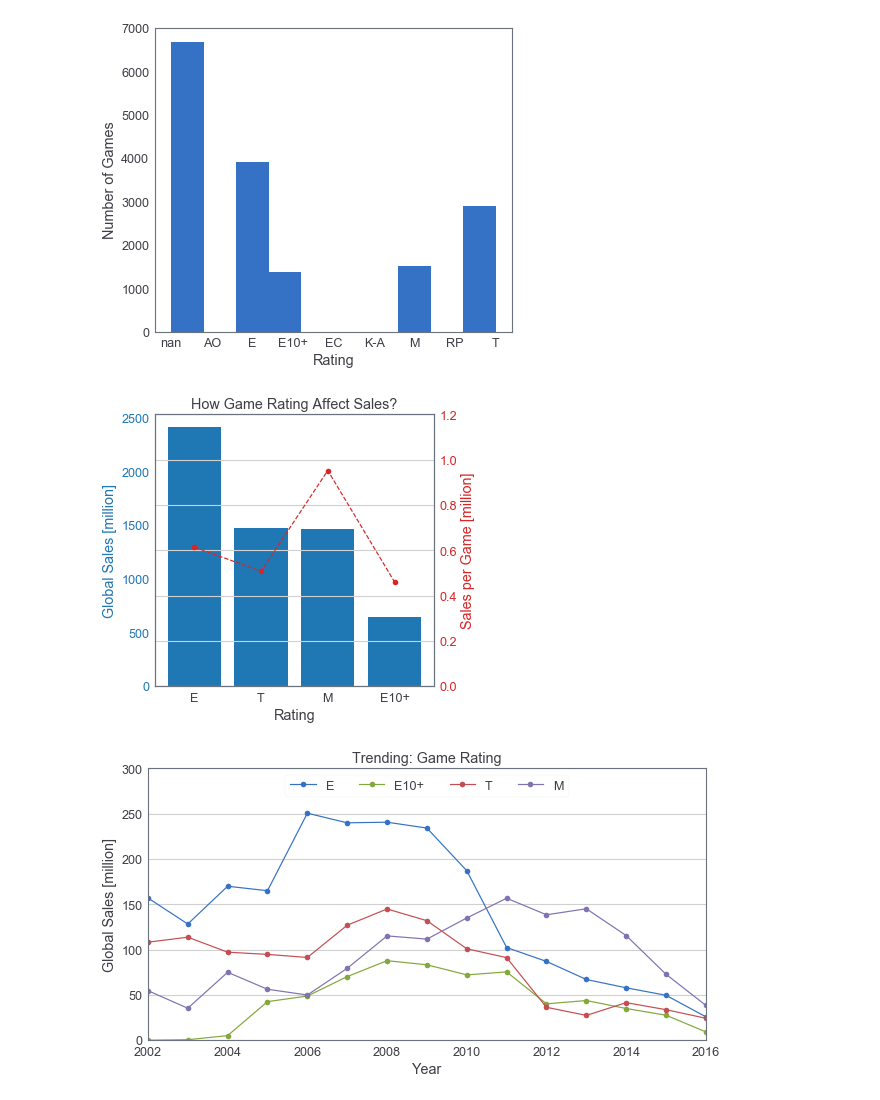
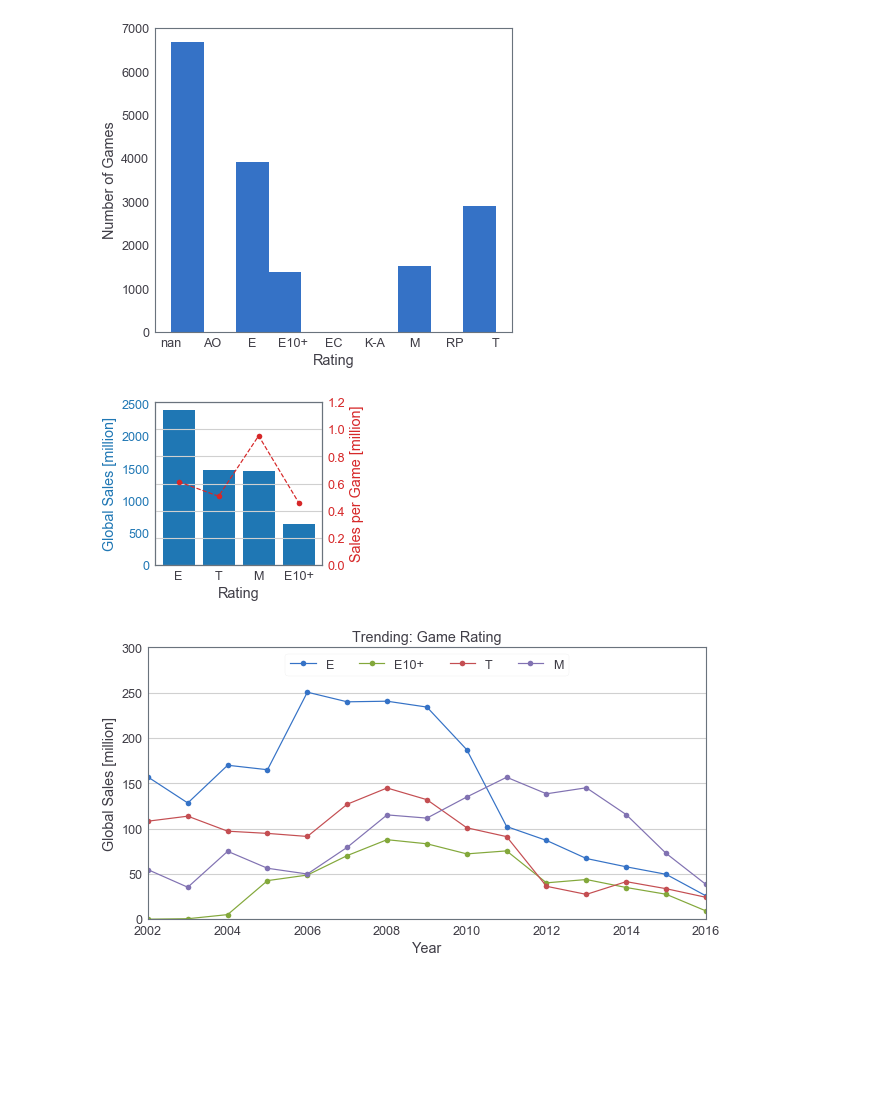
Before and after one commit to MingliangZhou/TDI_Challenge, a Jupyter notebook: sec3/code/code.ipynb, the cells around one changed output. Saved outputs shown, nothing was run; the diff lists cells and outputs as text; code cells hidden in the pictures; blank space fills up the shorter version.

```diff
--- a/sec3/code/code.ipynb
+++ b/sec3/code/code.ipynb
@@ -307,30 +359,30 @@ Text(0,0.5,'Number of Games')
 # %%
 df_rate = df.dropna(subset=['Rating'])
 df_rate = df[['Rating', 'Platform', 'Global_Sales']].groupby(['Rating'])\
     .agg({'Platform': ['count'], 'Global_Sales': ['sum']}).reset_index()
 df_rate['Sales_per_Game'] = df_rate['Global_Sales'].values / df_rate['Platform'].values
 table_rate = df_rate.sort_values(by=df_rate.columns[2], ascending=False).values
 table_rate = table_rate[:4]
-fig = plt.figure(figsize=(5,5))
+fig = plt.figure(figsize=(3,3))
 ax1 = fig.add_subplot(1,1,1)
 ax1.grid(False)
-ax1.set_title('How Game Rating Affect Sales?')
+#ax1.set_title('How Game Rating Affect Sales?')
 ax1.set_xticks(range(len(table_rate)))
 ax1.set_xticklabels(table_rate[:,0], rotation=0, ha='center')
 #ax1.xaxis.set_tick_params(rotation=-45)
 ax1.set_xlabel('Rating')
 ax1.set_ylabel('Global Sales [million]', color='tab:blue')
 ax1.bar(range(len(table_rate)), table_rate[:,2], color='tab:blue')
 ax1.tick_params(axis='y', labelcolor='tab:blue')
 ax2 = ax1.twinx()
 #ax2.grid(False)
 ax2.set_ylabel('Sales per Game [million]', color='tab:red')  # we already handled the x-label with ax1
 ax2.plot(range(len(table_rate)), table_rate[:,3], 'o--', color='tab:red')
 ax2.tick_params(axis='y', labelcolor='tab:red')
 ax2.set_ylim([0,1.2])
 fig.savefig('../plot/final_rating.pdf', bbox_inches='tight')
 # %% [output]
-[figure, old version]
+[figure, new version]
 # %%
 df_rate = df[['Rating', 'Year_of_Release', 'Platform', 'Global_Sales']].groupby(['Rating', 'Year_of_Release'])\
     .agg({'Platform': ['count'], 'Global_Sales': ['sum']}).reset_index()
```
Also changed, not shown: parts of 19 cells of this notebook, 33 other files.
